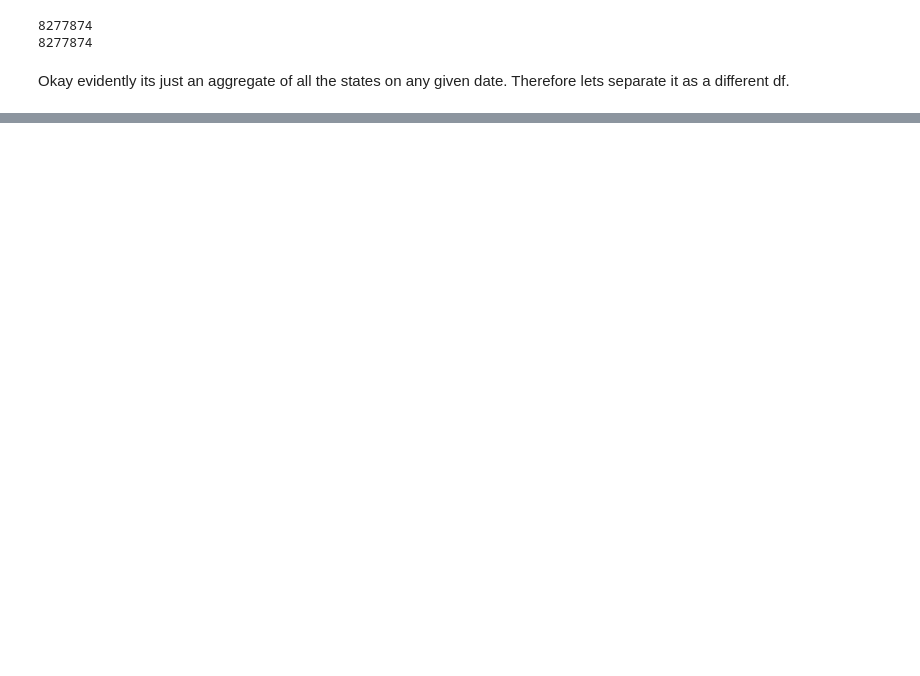
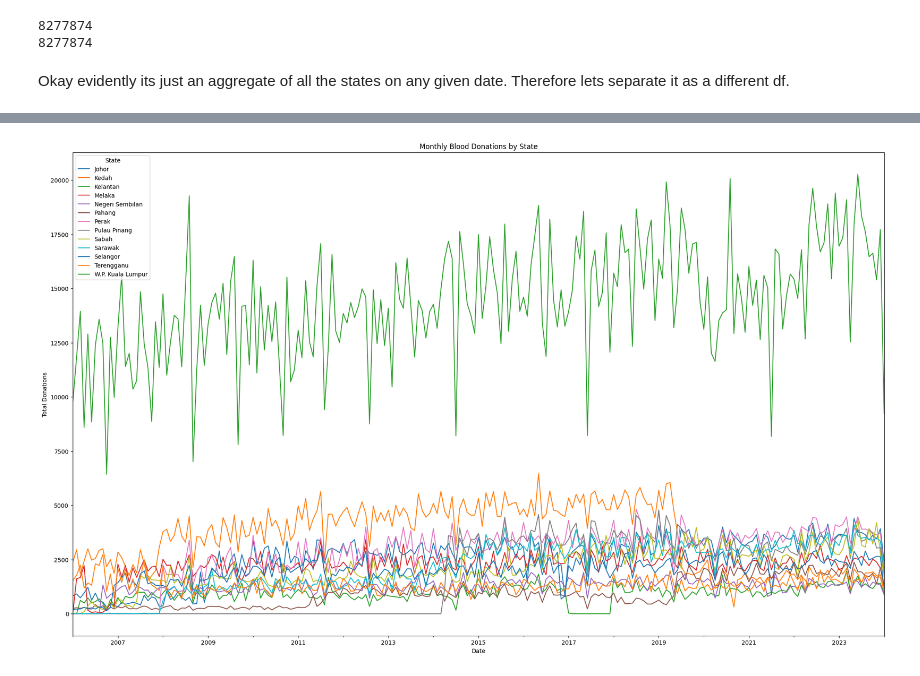
Before and after one commit to azaidrahman/HemoGraphics, a Jupyter notebook: notebooks/EDA.ipynb, the cells around one changed output, grey strips where cells are left out. Drawn from its saved outputs; the diff is of its cells as text; code cells hidden in the pictures; blank space fills up the shorter version.

```diff
--- a/notebooks/EDA.ipynb
+++ b/notebooks/EDA.ipynb
@@ -79,6 +99,6 @@ memory usage: 9.2+ MB
 # %%
 # Define the main outputs and the corresponding columns in your dataframes
-main_outputs = {
+variable_outputs = {
     'blood_type': ['blood_a', 'blood_b', 'blood_o', 'blood_ab'],
     'location': ['location_centre', 'location_mobile'],
     'donation_type': ['type_wholeblood', 'type_apheresis_platelet', 'type_apheresis_plasma', 'type_other'],
@@ -88,7 +108,7 @@ main_outputs = {
 }
 
 #Lets answer the question on why is there a malaysia state
-
+donations_state = dfs['donations_state']
 malaysia_total = donations_state[donations_state['state'] == 'Malaysia']['daily'].sum()
 state_total = donations_state[donations_state['state'] != 'Malaysia']['daily'].sum()
 print(malaysia_total)
@@ -99,5 +119,14 @@ print(state_total)
 # %% [markdown]
 Okay evidently its just an aggregate of all the states on any given date. Therefore lets separate it as a different df.
 # %%
-ms_df = donations_state[donations_state['state'] == 'Malaysia']
-state_df = donations_state[donations_state['state'] != 'Malaysia']
+# Separate the data into two DataFrames: one for Malaysia and one for the states
+ms_df = donations_state.loc[donations_state['state'] == 'Malaysia', :]
+state_df = donations_state.loc[donations_state['state'] != 'Malaysia', :]
+# %%
+# Convert the 'date' column to datetime format without chaining
+state_df = state_df.copy()  # Avoid SettingWithCopyWarning
+state_df.loc[:, 'date'] = pd.to_datetime(state_df['date'])
+state_df.set_index('date', inplace=True)
+
+# Check the first few rows to ensure the DataFrame looks as expected
+print(state_df.head())
@@ -103,0 +151,15 @@ state_df = donations_state[donations_state['state'] != 'Malaysia']
+# %%
+# Group the data by state and resample to a monthly frequency, summing the daily donations
+monthly_donations_by_state = state_df.groupby('state').resample('M').sum().loc[:, 'daily']
+
+# Plotting the trends
+plt.figure(figsize=(25, 15))
+for state in monthly_donations_by_state.index.get_level_values(0).unique():
+    monthly_donations_by_state.xs(state, level='state').plot(label=state)
+plt.title('Monthly Blood Donations by State')
+plt.xlabel('Date')
+plt.ylabel('Total Donations')
+plt.legend(title='State')
+plt.show()
+# %% [output]
+[figure, added]
```
Also changed, not shown: parts of 6 cells of this notebook, 1 other file.
